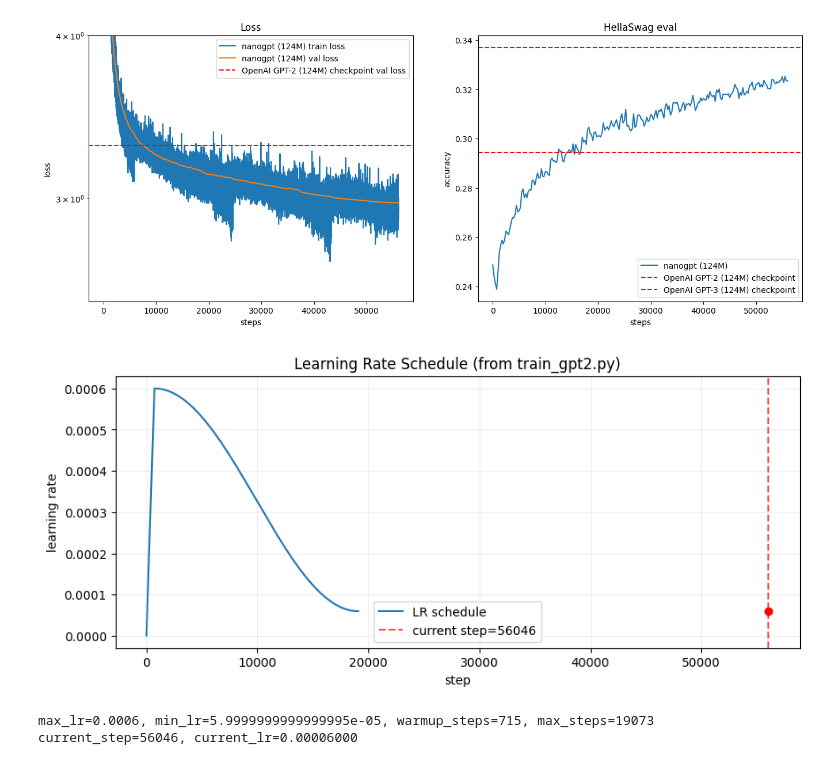
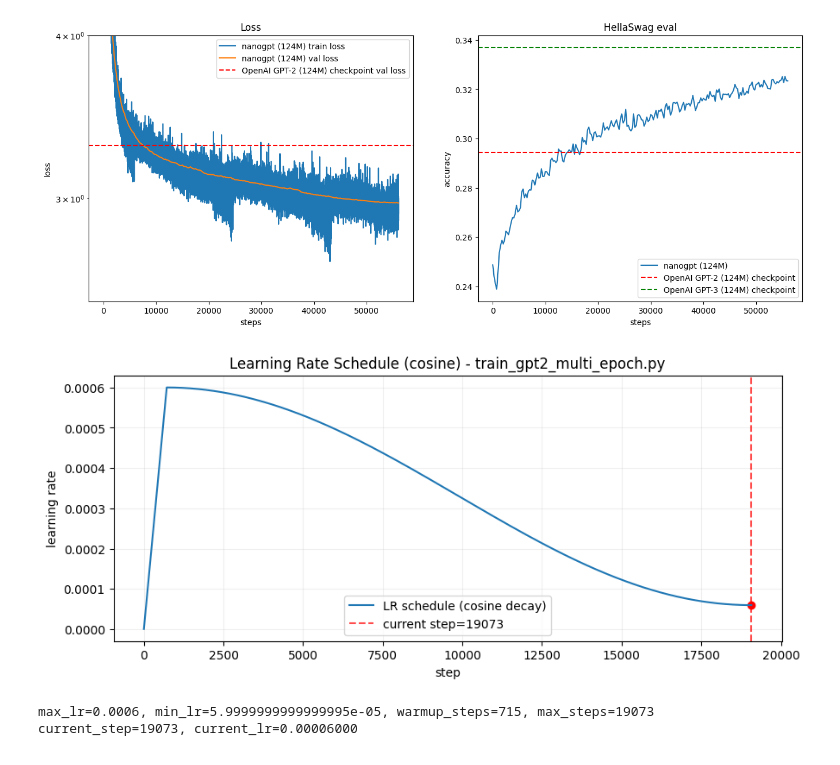
Before and after one commit to AGNDM/build-nanogpt, a Jupyter notebook: play.ipynb, the cells around one changed output. Drawn from its saved outputs; the diff is of its cells as text; code cells hidden in the pictures.

```diff
--- a/play.ipynb
+++ b/play.ipynb
@@ -171,7 +171,7 @@ hella3_baseline = { # HellaSwag for GPT-3
 }[sz]
 
 # load the log file
-with open("log_3_epoch_full_checkpoint/log.txt", "r") as f:
+with open("log_2.5_epoch_full/log.txt", "r") as f:
     lines = f.readlines()
 
 # parse the individual lines, group by stream (train,val,hella)
@@ -234,52 +234,45 @@ Min Validation Loss: 2.9752
 Max Hellaswag eval: 0.3252
 [figure]
 # %%
-import re
+import numpy as np
+import matplotlib.pyplot as plt
+import math
 
-# Read hyperparameters directly from train_gpt2.py
-with open("train_gpt2.py", "r") as fh:
-    src = fh.read()
-
-def _read_scalar(name, cast=float):
-    m = re.search(rf"^\s*{name}\s*=\s*([0-9eE\.\+\-_]+)", src, flags=re.MULTILINE)
-    if not m:
-        raise ValueError(f"Could not find `{name}` in train_gpt2.py")
-    return cast(m.group(1).replace("_", ""))
-
-max_lr = _read_scalar("max_lr", float)
+# Parameters from train_gpt2_multi_epoch.py (cosine decay)
+max_lr = 6e-4
 min_lr = max_lr * 0.1
-warmup_steps = _read_scalar("warmup_steps", int)
-max_steps = _read_scalar("max_steps", int)
+warmup_steps = 715
+max_steps = 19073
+current_step = max_steps
 
 def get_lr(step):
     if step < warmup_steps:
         return max_lr * (step + 1) / warmup_steps
     if step > max_steps:
         return min_lr
     decay_ratio = (step - warmup_steps) / (max_steps - warmup_steps)
-    coeff = 0.5 * (1.0 + np.cos(np.pi * decay_ratio))
+    coeff = 0.5 * (1.0 + math.cos(math.pi * decay_ratio))
     return min_lr + coeff * (max_lr - min_lr)
 
 steps = np.arange(max_steps + 1)
 lrs = np.array([get_lr(s) for s in steps])
 
-current_step = max(streams["train"].keys())
 current_lr = get_lr(current_step)
 
 plt.figure(figsize=(10, 4))
-plt.plot(steps, lrs, label="LR schedule")
+plt.plot(steps, lrs, label="LR schedule (cosine decay)")
 plt.axvline(current_step, color="r", linestyle="--", alpha=0.7, label=f"current step={current_step}")
 plt.scatter([current_step], [current_lr], color="r")
-plt.title("Learning Rate Schedule (from train_gpt2.py)")
+plt.title("Learning Rate Schedule (cosine) - train_gpt2_multi_epoch.py")
 plt.xlabel("step")
 plt.ylabel("learning rate")
 plt.legend()
 plt.grid(alpha=0.2)
 plt.show()
 
 print(f"max_lr={max_lr}, min_lr={min_lr}, warmup_steps={warmup_steps}, max_steps={max_steps}")
 print(f"current_step={current_step}, current_lr={current_lr:.8f}")
 # %% [output]
-[figure, old version]
+[figure, new version]
 max_lr=0.0006, min_lr=5.9999999999999995e-05, warmup_steps=715, max_steps=19073
-current_step=56046, current_lr=0.00006000
+current_step=19073, current_lr=0.00006000
```
Also changed, not shown: parts of 1 cell of this notebook, 4 other files.
